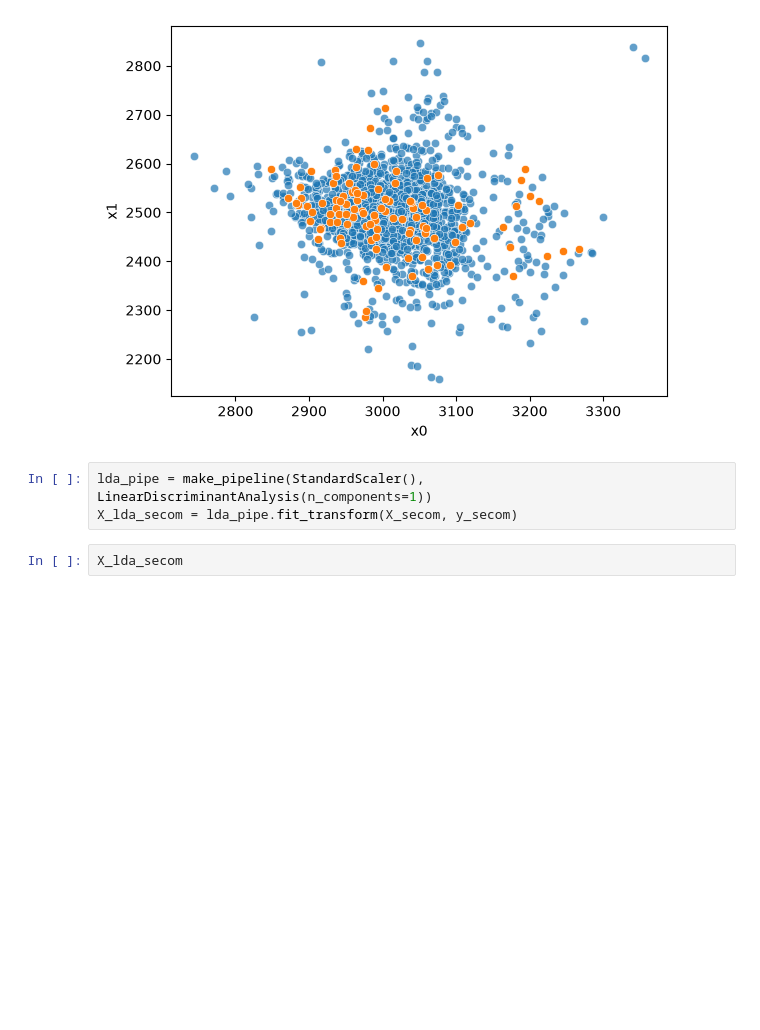
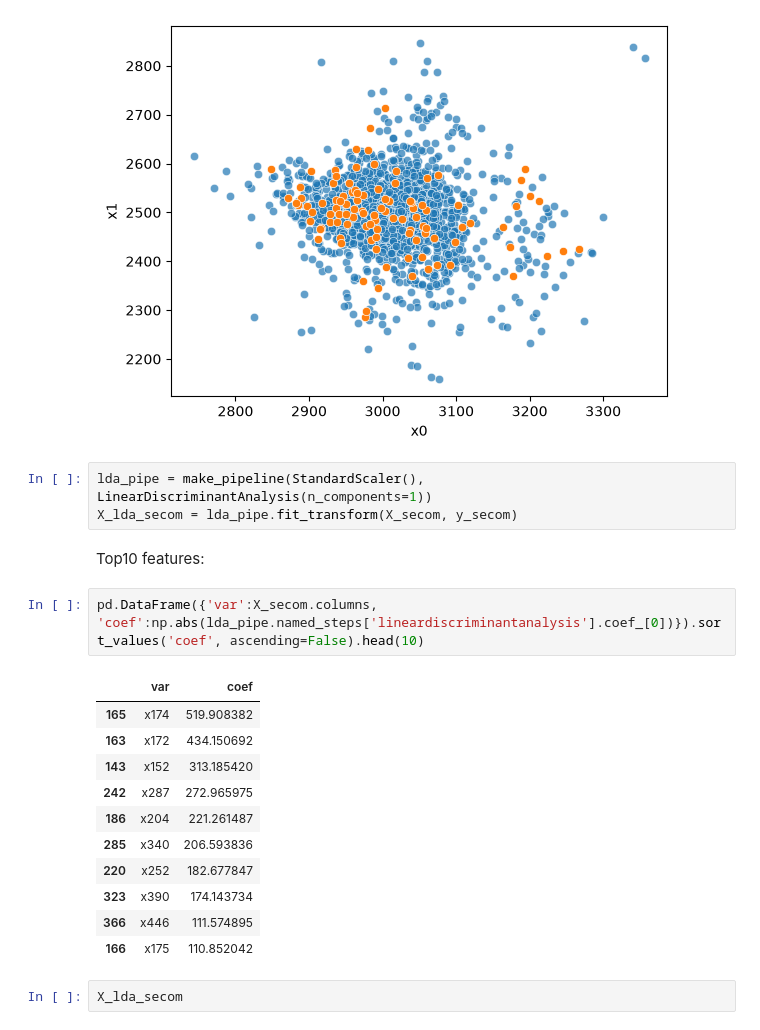
Before and after one commit to pancurster/secom-ml, a Jupyter notebook: notebooks/model04.ipynb, the cells around one changed output. Cells and saved outputs as stored; diff of their text form; blank space fills up the shorter version.

```diff
--- a/notebooks/model04.ipynb
+++ b/notebooks/model04.ipynb
@@ -52,6 +52,22 @@ sns.scatterplot(data=secom[secom['faulty']==True], x='x0', y='x1', alpha=1)
 # %%
 lda_pipe = make_pipeline(StandardScaler(), LinearDiscriminantAnalysis(n_components=1))
 X_lda_secom = lda_pipe.fit_transform(X_secom, y_secom)
+# %% [markdown]
+Top10 features:
+# %%
+pd.DataFrame({'var':X_secom.columns, 'coef':np.abs(lda_pipe.named_steps['lineardiscriminantanalysis'].coef_[0])}).sort_values('coef', ascending=False).head(10)
+# %% [output]
+|  | var | coef |
+| 165 | x174 | 519.908382 |
+| 163 | x172 | 434.150692 |
+| 143 | x152 | 313.185420 |
+| 242 | x287 | 272.965975 |
+| 186 | x204 | 221.261487 |
+| 285 | x340 | 206.593836 |
+| 220 | x252 | 182.677847 |
+| 323 | x390 | 174.143734 |
+| 366 | x446 | 111.574895 |
+| 166 | x175 | 110.852042 |
 # %%
 X_lda_secom
 # %% [output]
```
Also changed, not shown: parts of 2 cells of this notebook, 2 other files.
